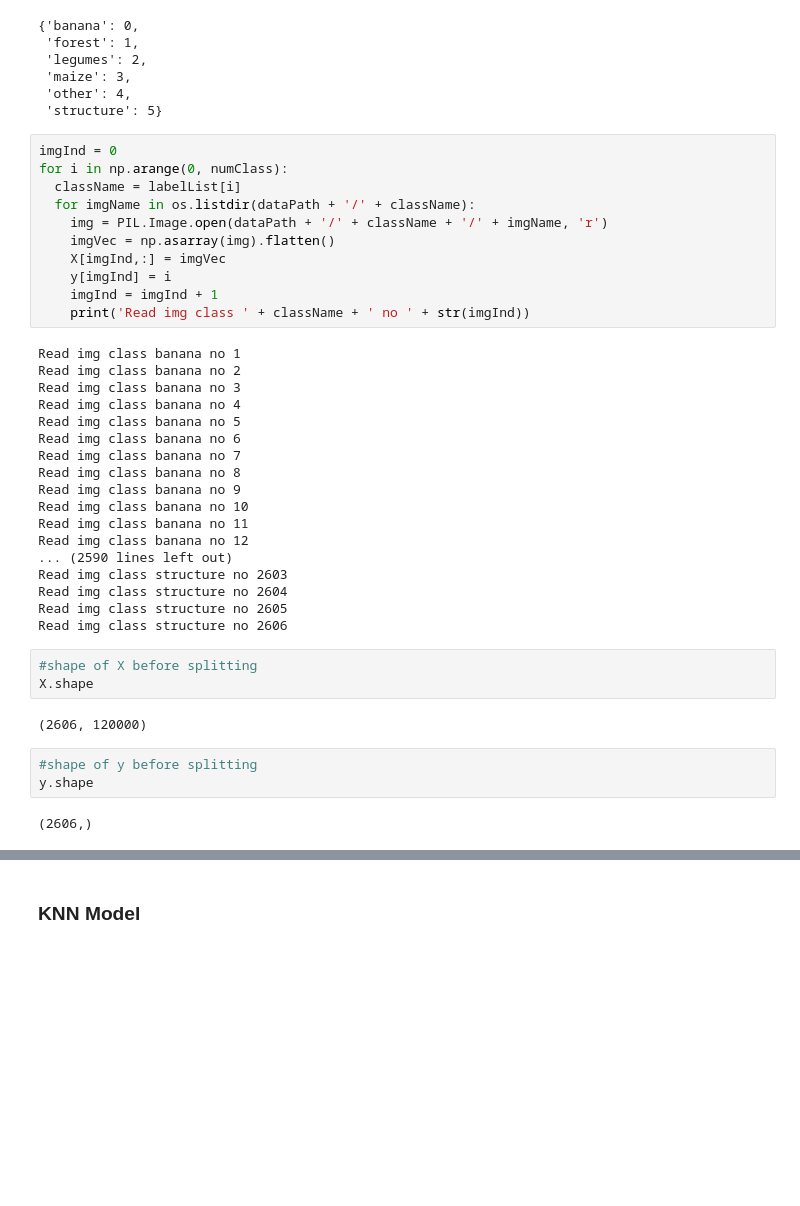
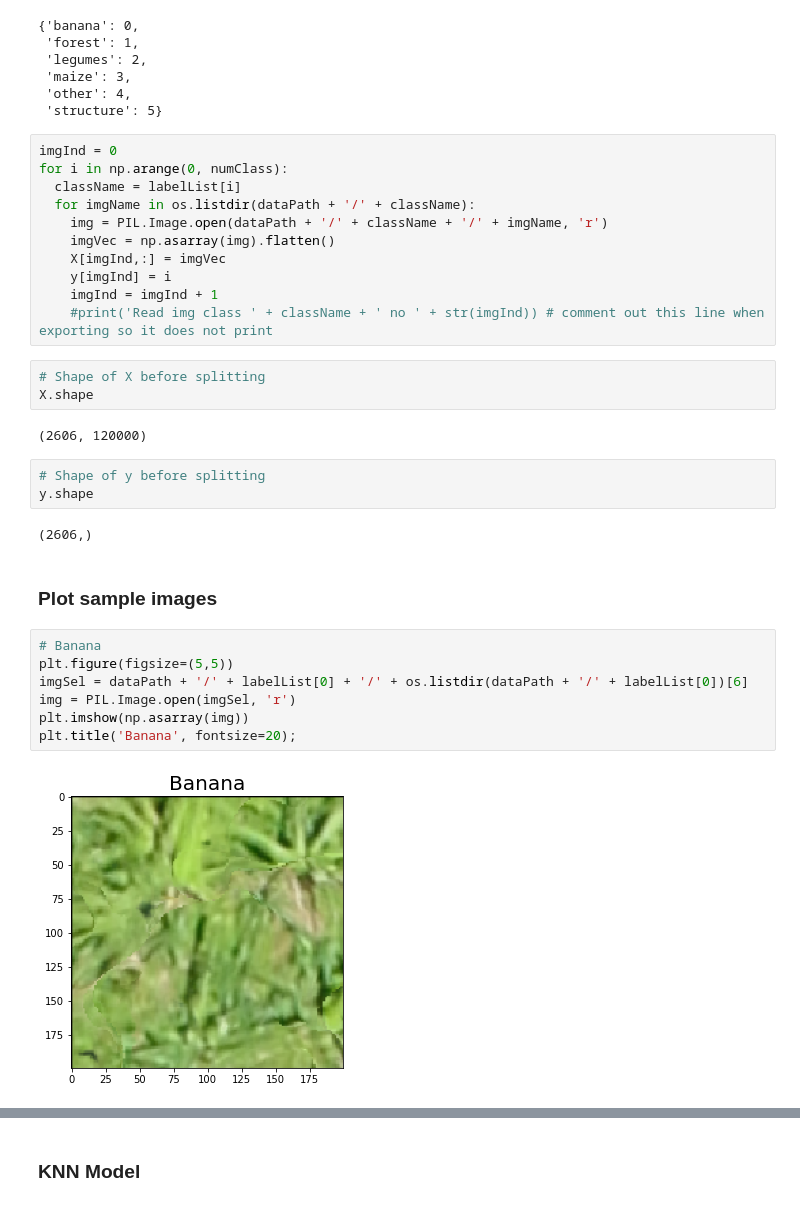
Before and after one commit to jennaepstein/MUSA650_Final_ChangEpstein, a Jupyter notebook: MUSA650_Final_ChangEpstein.ipynb, the cells around one changed output, grey strips where cells are left out. Drawn from its saved outputs; the diff is of its cells as text; blank space fills up the shorter version.

```diff
--- a/MUSA650_Final_ChangEpstein.ipynb
+++ b/MUSA650_Final_ChangEpstein.ipynb
@@ -196,32 +159,25 @@ for i in np.arange(0, numClass):
     X[imgInd,:] = imgVec
     y[imgInd] = i
     imgInd = imgInd + 1
-    print('Read img class ' + className + ' no ' + str(imgInd))
+    #print('Read img class ' + className + ' no ' + str(imgInd)) # comment out this line when exporting so it does not print
-# %% [output]
-Read img class banana no 1
-Read img class banana no 2
-Read img class banana no 3
-Read img class banana no 4
-Read img class banana no 5
-Read img class banana no 6
-Read img class banana no 7
-Read img class banana no 8
-Read img class banana no 9
-Read img class banana no 10
-Read img class banana no 11
-Read img class banana no 12
-... (2590 lines left out)
-Read img class structure no 2603
-Read img class structure no 2604
-Read img class structure no 2605
-Read img class structure no 2606
 # %%
-#shape of X before splitting
+# Shape of X before splitting
 X.shape
 # %% [output]
 (2606, 120000)
 # %%
-#shape of y before splitting
+# Shape of y before splitting
 y.shape
 # %% [output]
 (2606,)
+# %% [markdown]
+### Plot sample images
+# %%
+# Banana
+plt.figure(figsize=(5,5))
+imgSel = dataPath + '/' + labelList[0] + '/' + os.listdir(dataPath + '/' + labelList[0])[6]
+img = PIL.Image.open(imgSel, 'r')
+plt.imshow(np.asarray(img))
+plt.title('Banana', fontsize=20);
+# %% [output]
+[figure, added]
```
Also changed, not shown: parts of 107 cells of this notebook, 1 other file.
